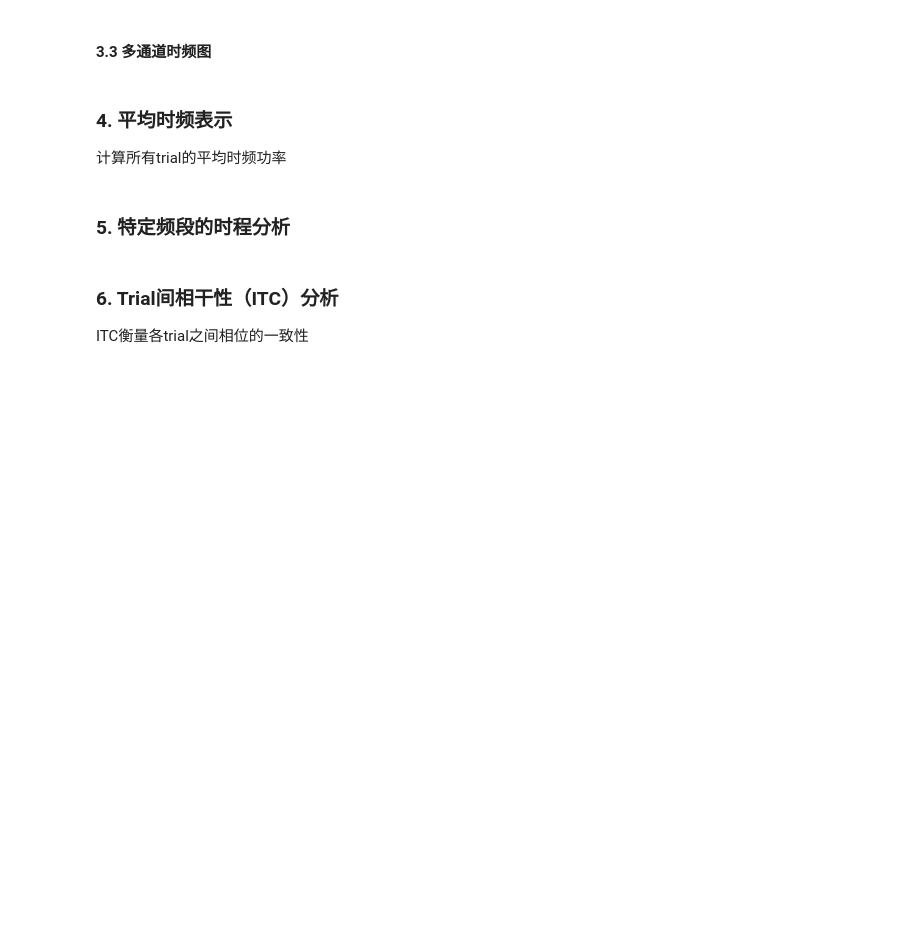
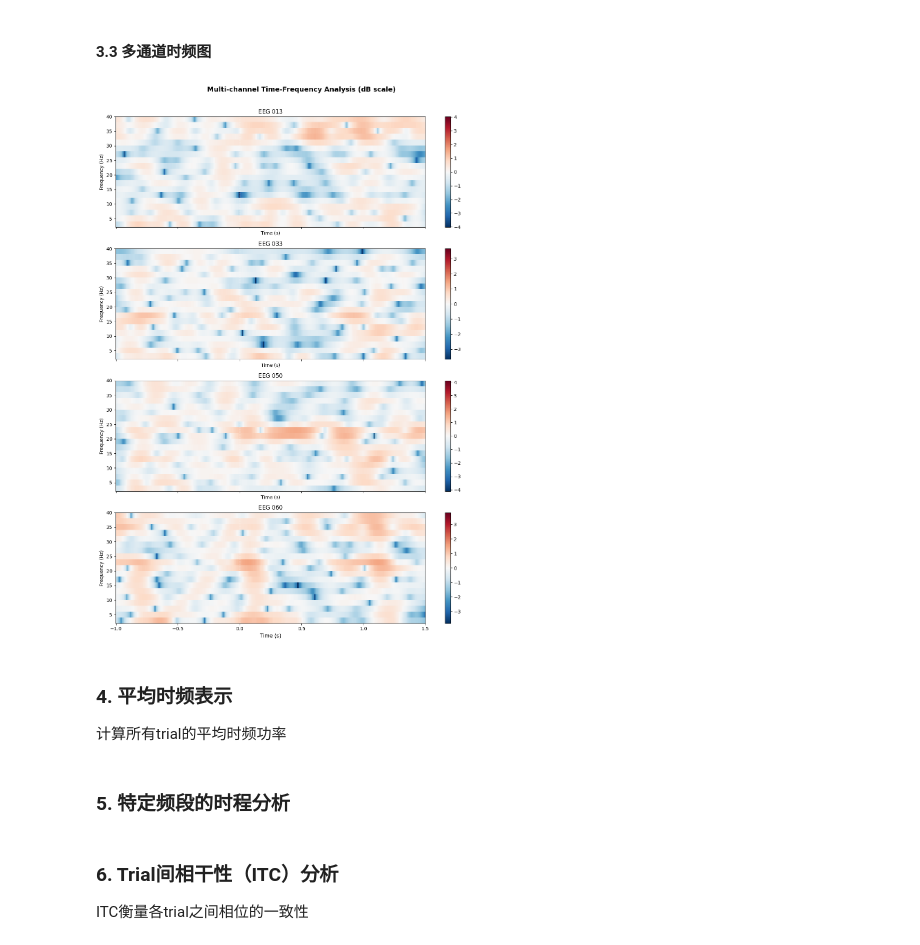
Before and after one commit to usstziyi/ERP-1, a Jupyter notebook: notebooks/Unit_04_Time_Frequency_Analysis.ipynb, the cells around one changed output. Drawn from its saved outputs; the diff is of its cells as text; code cells hidden in the pictures; blank space fills up the shorter version.

```diff
--- a/notebooks/Unit_04_Time_Frequency_Analysis.ipynb
+++ b/notebooks/Unit_04_Time_Frequency_Analysis.ipynb
@@ -260,22 +358,25 @@ print("  白色虚线 = 刺激开始")
 # %%
 # 绘制多个通道的时频图
 # 选择几个代表性通道
-picks = ['EEG 013', 'EEG 033', 'EEG 053', 'EEG 060']
+picks = ['EEG 013', 'EEG 033', 'EEG 050', 'EEG 060']
 
+# 共享x轴和y轴
 fig, axes = plt.subplots(len(picks), 1, figsize=(12, 16), sharex=True, sharey=True)
 
 for i, ch_name in enumerate(picks):
     ch_idx = power.ch_names.index(ch_name)
-    im = power_db.plot(picks=[ch_idx], show=False, axes=axes[i], cmap='RdBu_r',
-                       vmin=-1.5, vmax=1.5, colorbar=True)
+    im = single_trial_power.plot(picks=[ch_idx], show=False, axes=axes[i], cmap='RdBu_r',
+                       colorbar=True)
     axes[i].set_title(f'{ch_name}', fontsize=12)
     axes[i].axvline(x=0, color='white', linestyle='--', linewidth=1, alpha=0.8)
 
 axes[-1].set_xlabel('Time (s)', fontsize=11)
 plt.suptitle('Multi-channel Time-Frequency Analysis (dB scale)',
              fontsize=14, fontweight='bold', y=1.01)
 plt.tight_layout()
 plt.show()
+# %% [output]
+[figure, added]
 # %% [markdown]
 ### 4. 平均时频表示
 
```
Also changed, not shown: parts of 9 cells of this notebook, 3 other files.
